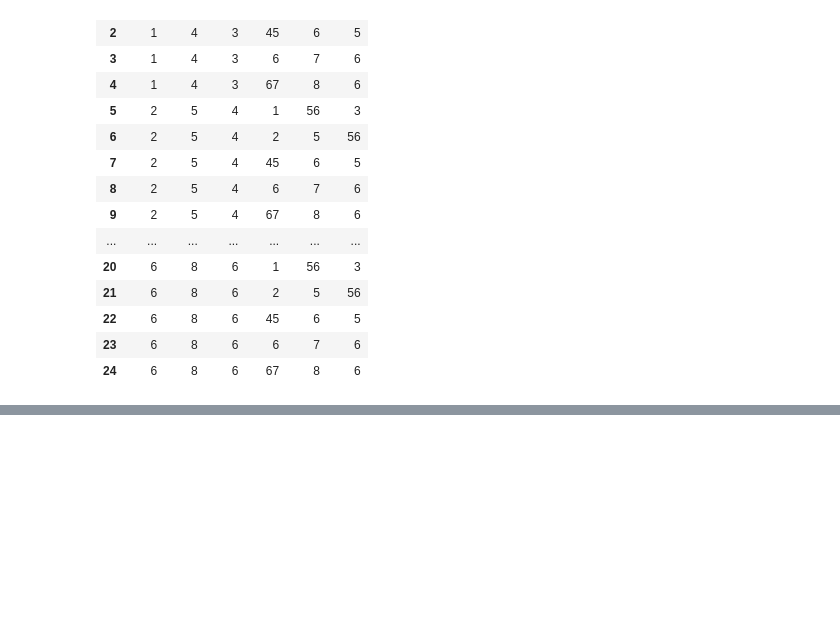
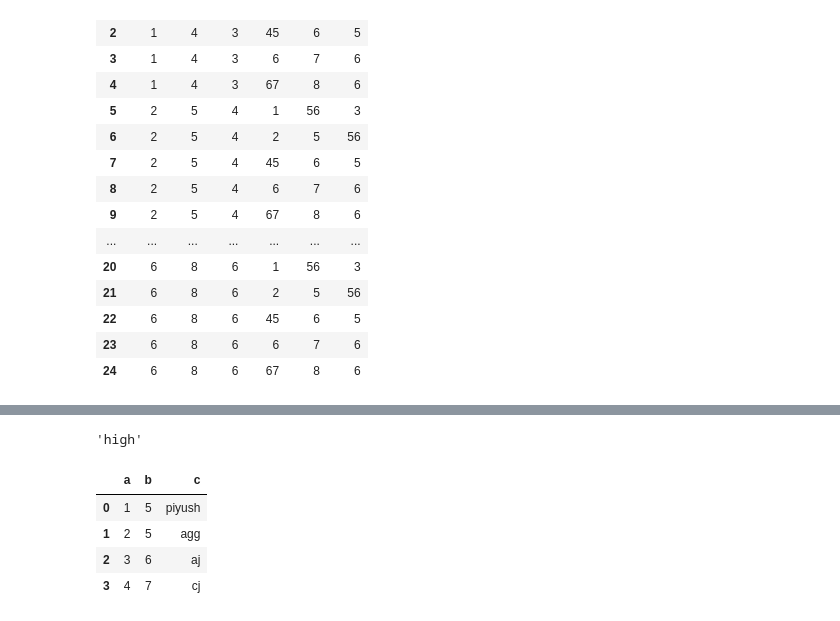
Before and after one commit to Piyush6678/pwDataScience, a Jupyter notebook: class/python/pandas/pandasAdvance3.ipynb, the cells around one changed output, grey strips where cells are left out. Saved outputs shown, nothing was run; the diff lists cells and outputs as text; code cells hidden in the pictures; blank space fills up the shorter version.

```diff
--- a/class/python/pandas/pandasAdvance3.ipynb
+++ b/class/python/pandas/pandasAdvance3.ipynb
@@ -235,0 +271,4 @@ df["Fare_inr"] = df['Fare'].apply(lambda x: x*90)
+# %%
+create_flag(21)
+# %% [output]
+'high'
@@ -235,0 +277,12 @@ df["Fare_inr"] = df['Fare'].apply(lambda x: x*90)
+# %%
+data = {"a": [1, 2, 3, 4],
+       "b": [5, 5, 6, 7],
+       "c": ["piyush", "agg", "aj", "cj"]}
+df1 = pd.DataFrame(data)
+df1
+# %% [output]
+|  | a | b | c |
+| 0 | 1 | 5 | piyush |
+| 1 | 2 | 5 | agg |
+| 2 | 3 | 6 | aj |
+| 3 | 4 | 7 | cj |
```
Also changed, not shown: parts of 8 cells of this notebook.
